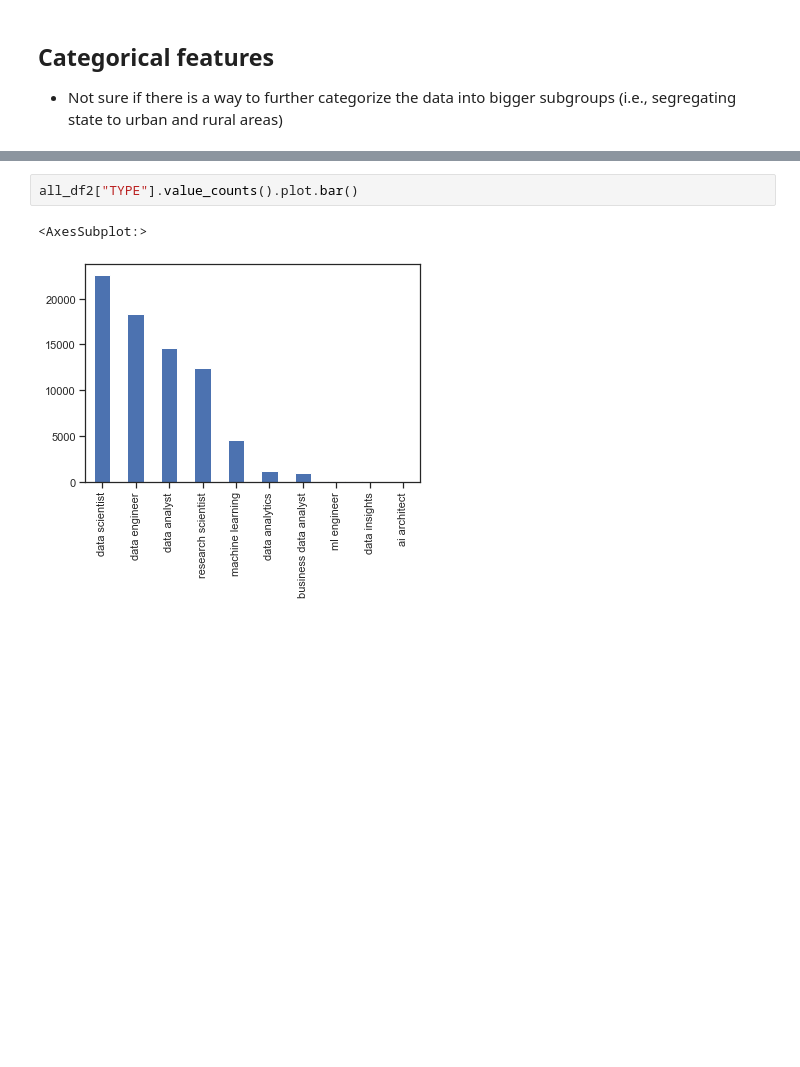
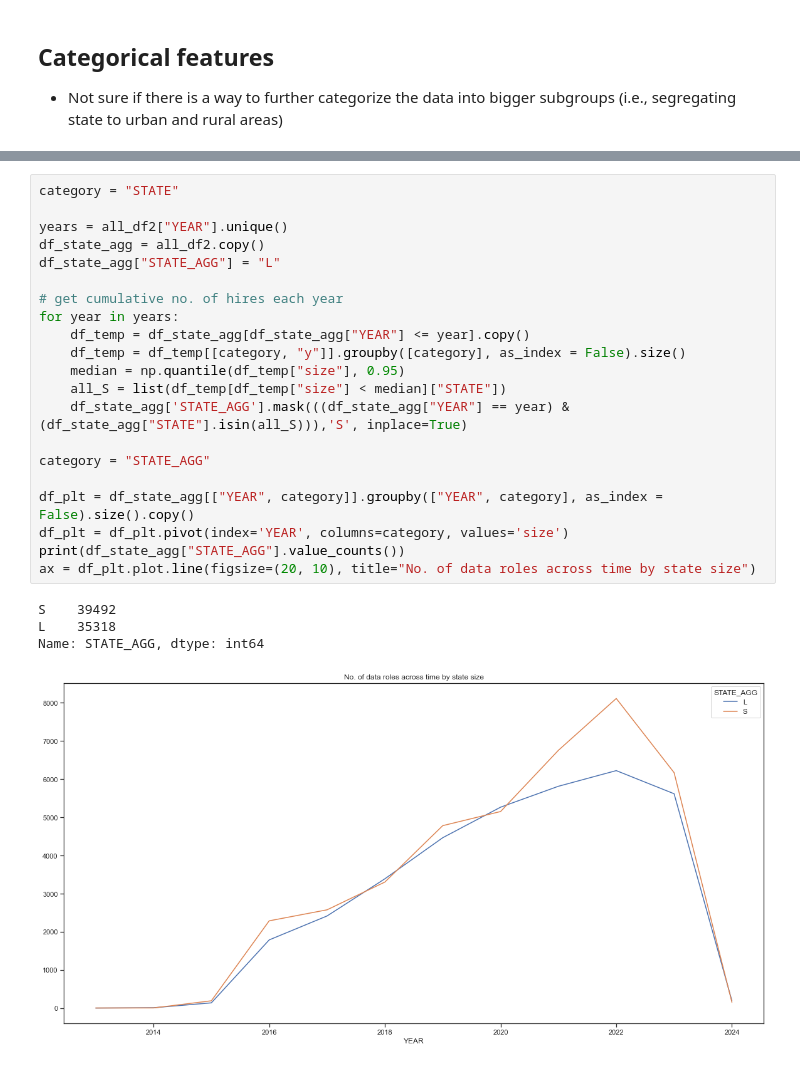
Before and after one commit to saltedpotato/QF632_Project, a Jupyter notebook: Part2.ipynb, the cells around one changed output, grey strips where cells are left out. Saved outputs shown, nothing was run; the diff lists cells and outputs as text; blank space fills up the shorter version.

```diff
--- a/Part2.ipynb
+++ b/Part2.ipynb
@@ -186,5 +138,26 @@ len(list(all_df2["EMPLOYER"].value_counts())) / 3
 # %%
-all_df2["TYPE"].value_counts().plot.bar()
+category = "STATE"
+
+years = all_df2["YEAR"].unique()
+df_state_agg = all_df2.copy()
+df_state_agg["STATE_AGG"] = "L"
+
+# get cumulative no. of hires each year
+for year in years:
+    df_temp = df_state_agg[df_state_agg["YEAR"] <= year].copy()
+    df_temp = df_temp[[category, "y"]].groupby([category], as_index = False).size()
+    median = np.quantile(df_temp["size"], 0.95)
+    all_S = list(df_temp[df_temp["size"] < median]["STATE"])
+    df_state_agg['STATE_AGG'].mask(((df_state_agg["YEAR"] == year) & (df_state_agg["STATE"].isin(all_S))),'S', inplace=True)
+
+category = "STATE_AGG"
+
+df_plt = df_state_agg[["YEAR", category]].groupby(["YEAR", category], as_index = False).size().copy()
+df_plt = df_plt.pivot(index='YEAR', columns=category, values='size')
+print(df_state_agg["STATE_AGG"].value_counts())
+ax = df_plt.plot.line(figsize=(20, 10), title="No. of data roles across time by state size")
 # %% [output]
-<AxesSubplot:>
+S    39492
+L    35318
+Name: STATE_AGG, dtype: int64
-[figure, old version]
+[figure, new version]
```
Also changed, not shown: parts of 25 cells of this notebook.
